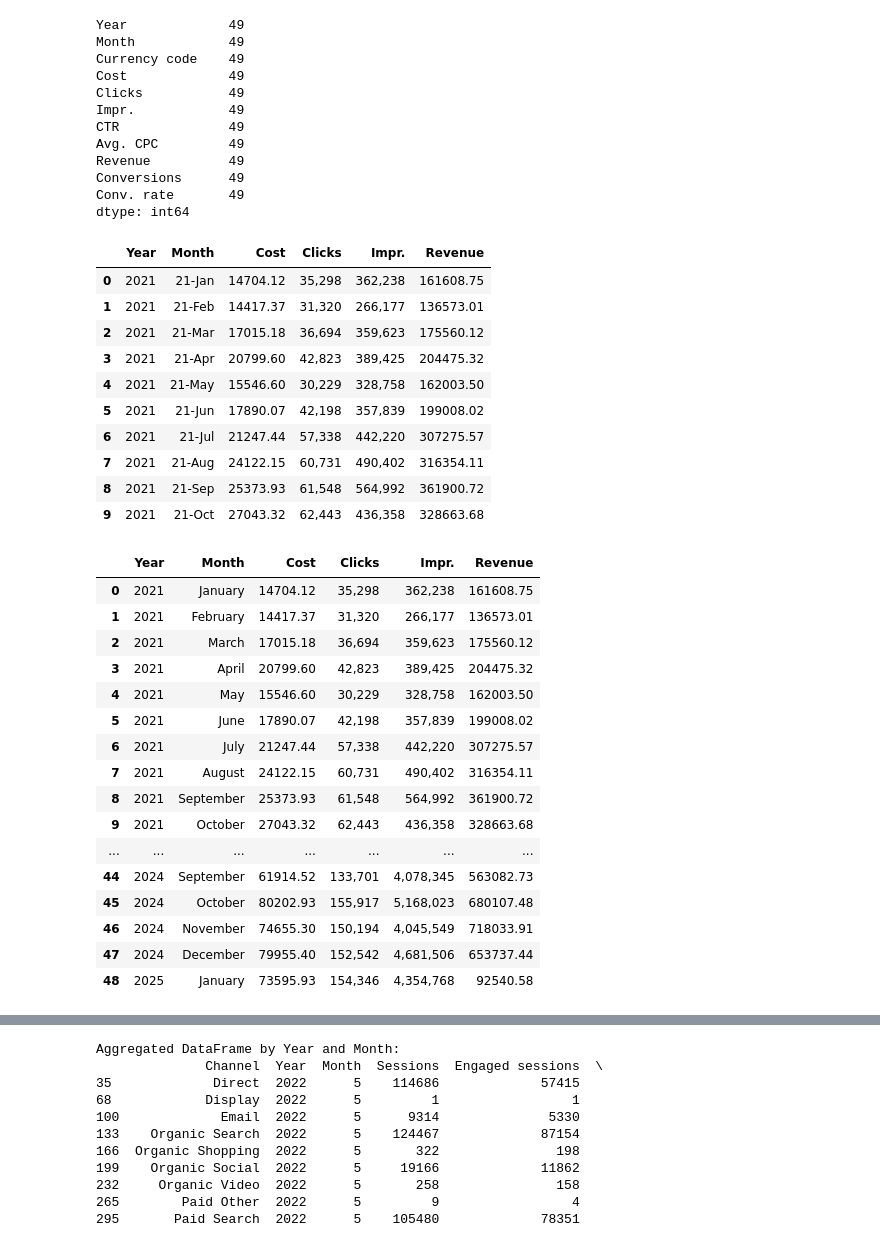
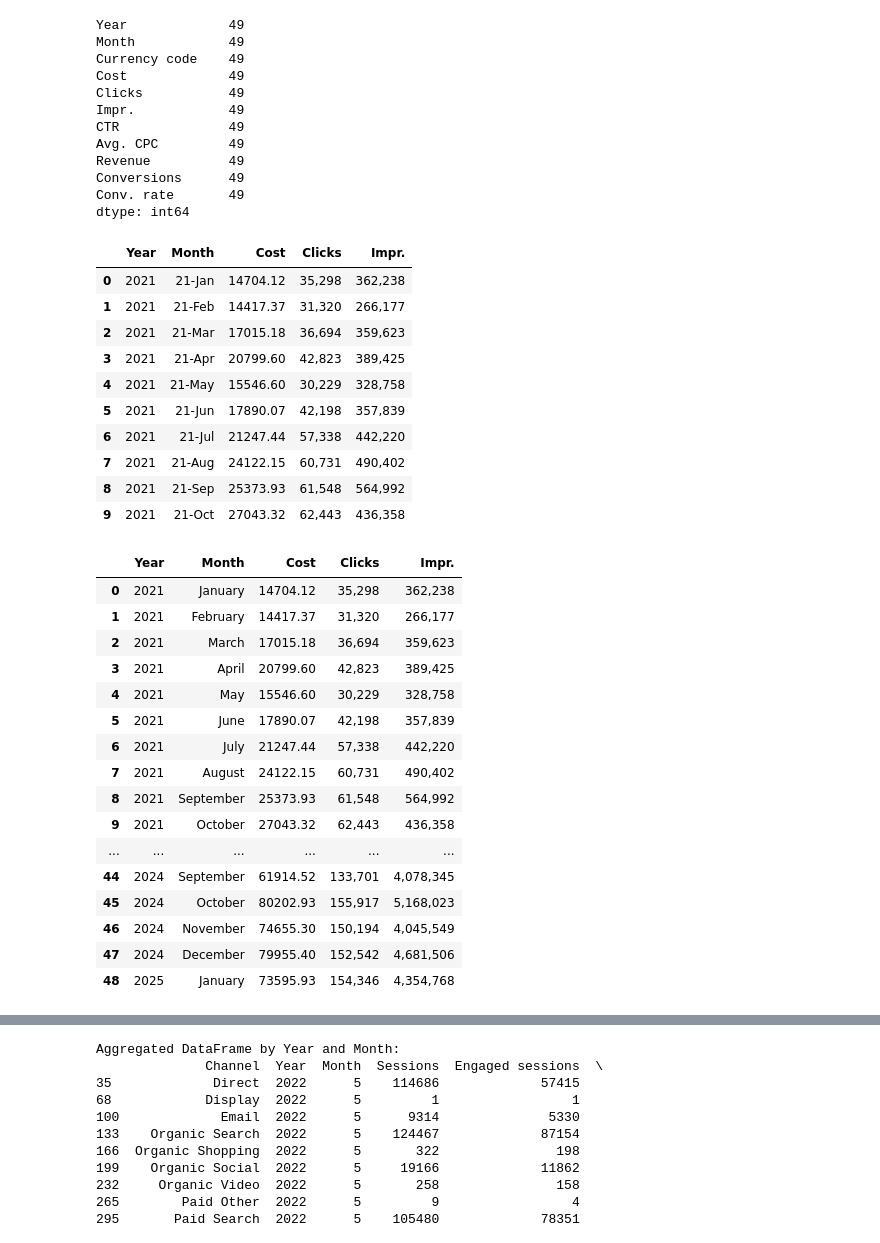
Before and after one commit to AdebolaShelby/ad-impact-analysis, a Jupyter notebook: ad-impact-analysis-cleaning.ipynb, the cells around one changed output, grey strips where cells are left out. Cells and saved outputs as stored; diff of their text form; code cells hidden in the pictures.

```diff
--- a/ad-impact-analysis-cleaning.ipynb
+++ b/ad-impact-analysis-cleaning.ipynb
@@ -44,20 +44,20 @@ Conv. rate       49
 dtype: int64
 # %%
 # drop columns that are not needed
-df = df.drop(columns=['Currency code', 'CTR', 'Avg. CPC', 'Conversions', 'Conv. rate'])
+df = df.drop(columns=['Currency code', 'CTR', 'Avg. CPC', 'Conversions', 'Conv. rate', 'Revenue'])
 df.head(10)
 # %% [output]
-|  | Year | Month | Cost | Clicks | Impr. | Revenue |
-| 0 | 2021 | 21-Jan | 14704.12 | 35,298 | 362,238 | 161608.75 |
-| 1 | 2021 | 21-Feb | 14417.37 | 31,320 | 266,177 | 136573.01 |
-| 2 | 2021 | 21-Mar | 17015.18 | 36,694 | 359,623 | 175560.12 |
-| 3 | 2021 | 21-Apr | 20799.60 | 42,823 | 389,425 | 204475.32 |
-| 4 | 2021 | 21-May | 15546.60 | 30,229 | 328,758 | 162003.50 |
-| 5 | 2021 | 21-Jun | 17890.07 | 42,198 | 357,839 | 199008.02 |
-| 6 | 2021 | 21-Jul | 21247.44 | 57,338 | 442,220 | 307275.57 |
-| 7 | 2021 | 21-Aug | 24122.15 | 60,731 | 490,402 | 316354.11 |
-| 8 | 2021 | 21-Sep | 25373.93 | 61,548 | 564,992 | 361900.72 |
-| 9 | 2021 | 21-Oct | 27043.32 | 62,443 | 436,358 | 328663.68 |
+|  | Year | Month | Cost | Clicks | Impr. |
+| 0 | 2021 | 21-Jan | 14704.12 | 35,298 | 362,238 |
+| 1 | 2021 | 21-Feb | 14417.37 | 31,320 | 266,177 |
+| 2 | 2021 | 21-Mar | 17015.18 | 36,694 | 359,623 |
+| 3 | 2021 | 21-Apr | 20799.60 | 42,823 | 389,425 |
+| 4 | 2021 | 21-May | 15546.60 | 30,229 | 328,758 |
+| 5 | 2021 | 21-Jun | 17890.07 | 42,198 | 357,839 |
+| 6 | 2021 | 21-Jul | 21247.44 | 57,338 | 442,220 |
+| 7 | 2021 | 21-Aug | 24122.15 | 60,731 | 490,402 |
+| 8 | 2021 | 21-Sep | 25373.93 | 61,548 | 564,992 |
+| 9 | 2021 | 21-Oct | 27043.32 | 62,443 | 436,358 |
 # %%
 # Rename rows in the Month column to name of the month
 df['Month'] = df['Month'].replace({
@@ -114,23 +114,23 @@ df['Month'] = df['Month'].replace({
 })
 df.head(50)
 # %% [output]
-|  | Year | Month | Cost | Clicks | Impr. | Revenue |
-| 0 | 2021 | January | 14704.12 | 35,298 | 362,238 | 161608.75 |
-| 1 | 2021 | February | 14417.37 | 31,320 | 266,177 | 136573.01 |
-| 2 | 2021 | March | 17015.18 | 36,694 | 359,623 | 175560.12 |
-| 3 | 2021 | April | 20799.60 | 42,823 | 389,425 | 204475.32 |
-| 4 | 2021 | May | 15546.60 | 30,229 | 328,758 | 162003.50 |
-| 5 | 2021 | June | 17890.07 | 42,198 | 357,839 | 199008.02 |
-| 6 | 2021 | July | 21247.44 | 57,338 | 442,220 | 307275.57 |
-| 7 | 2021 | August | 24122.15 | 60,731 | 490,402 | 316354.11 |
-| 8 | 2021 | September | 25373.93 | 61,548 | 564,992 | 361900.72 |
-| 9 | 2021 | October | 27043.32 | 62,443 | 436,358 | 328663.68 |
-| ... | ... | ... | ... | ... | ... | ... |
-| 44 | 2024 | September | 61914.52 | 133,701 | 4,078,345 | 563082.73 |
-| 45 | 2024 | October | 80202.93 | 155,917 | 5,168,023 | 680107.48 |
-| 46 | 2024 | November | 74655.30 | 150,194 | 4,045,549 | 718033.91 |
-| 47 | 2024 | December | 79955.40 | 152,542 | 4,681,506 | 653737.44 |
-| 48 | 2025 | January | 73595.93 | 154,346 | 4,354,768 | 92540.58 |
+|  | Year | Month | Cost | Clicks | Impr. |
+| 0 | 2021 | January | 14704.12 | 35,298 | 362,238 |
+| 1 | 2021 | February | 14417.37 | 31,320 | 266,177 |
+| 2 | 2021 | March | 17015.18 | 36,694 | 359,623 |
+| 3 | 2021 | April | 20799.60 | 42,823 | 389,425 |
+| 4 | 2021 | May | 15546.60 | 30,229 | 328,758 |
+| 5 | 2021 | June | 17890.07 | 42,198 | 357,839 |
+| 6 | 2021 | July | 21247.44 | 57,338 | 442,220 |
+| 7 | 2021 | August | 24122.15 | 60,731 | 490,402 |
+| 8 | 2021 | September | 25373.93 | 61,548 | 564,992 |
+| 9 | 2021 | October | 27043.32 | 62,443 | 436,358 |
+| ... | ... | ... | ... | ... | ... |
+| 44 | 2024 | September | 61914.52 | 133,701 | 4,078,345 |
+| 45 | 2024 | October | 80202.93 | 155,917 | 5,168,023 |
+| 46 | 2024 | November | 74655.30 | 150,194 | 4,045,549 |
+| 47 | 2024 | December | 79955.40 | 152,542 | 4,681,506 |
+| 48 | 2025 | January | 73595.93 | 154,346 | 4,354,768 |
 # %%
 # convert the month column to datetime
 df['Month'] = pd.to_datetime(df['Month'], format='%B').dt.month
```
Also changed, not shown: parts of 9 cells of this notebook, 2 other files.
